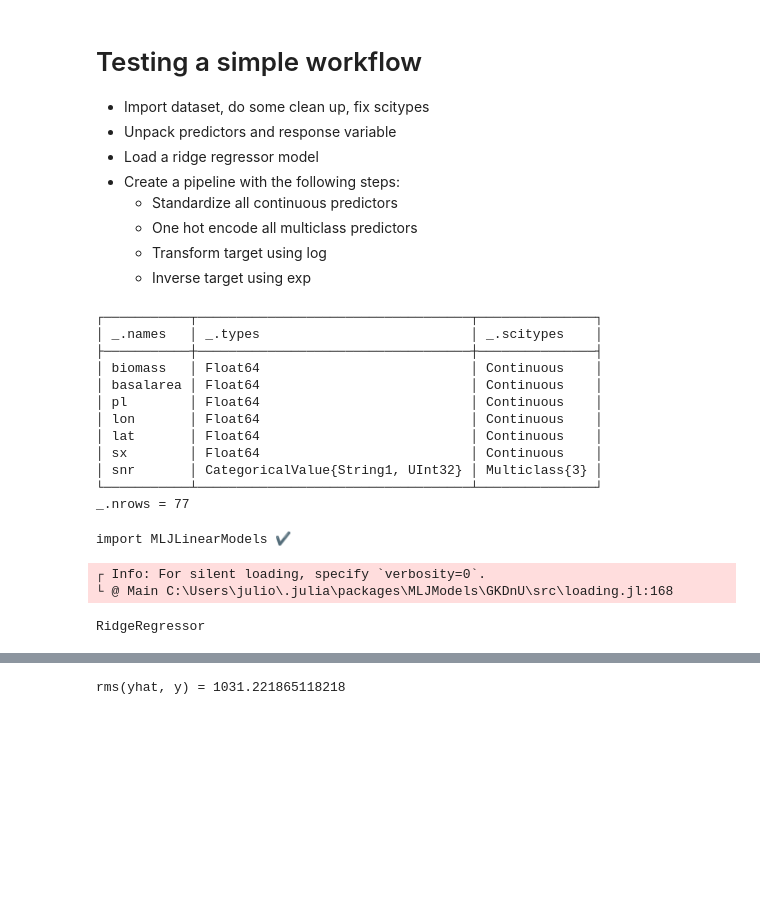
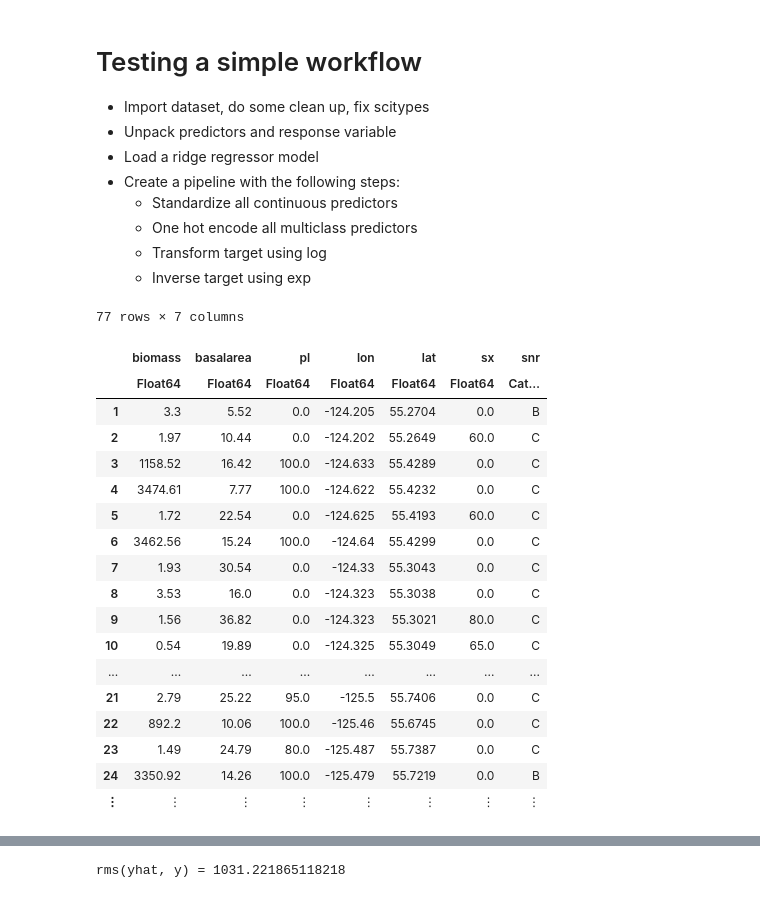
Before and after one commit to julionovoa/jl-sandbox, a Jupyter notebook: code/a-simple-mlj-workflow.ipynb, the cells around one changed output, grey strips where cells are left out. Saved outputs shown, nothing was run; the diff lists cells and outputs as text; code cells hidden in the pictures; blank space fills up the shorter version.

Commit message:
ridge regressor - final test

```diff
--- a/code/a-simple-mlj-workflow.ipynb
+++ b/code/a-simple-mlj-workflow.ipynb
@@ -14,25 +14,30 @@ using CSV, DataFrames, MLJ, MLJLinearModels, CairoMakie
 # %%
 # Import training dataset
 lichen_training = CSV.read("C:/Users/julio/Downloads/lichen_training.csv", DataFrame; missingstring="NA") |>
 dropmissing |>
-x -> select(x, "Total.lichen", "basal_area", "PL", "mean_Long", "mean_Lat", "SX", "SNR") |>
+x -> DataFrames.select(x, "Total.lichen", "basal_area", "PL", "mean_Long", "mean_Lat", "SX", "SNR") |>
 x -> rename(x, ["biomass", "basalarea", "pl", "lon", "lat", "sx", "snr"]) |>
 x -> coerce(x, Count => Continuous, Textual => Multiclass)
-
-schema(lichen_training)
 # %% [output]
-┌───────────┬───────────────────────────────────┬───────────────┐
-│ _.names   │ _.types                           │ _.scitypes    │
-├───────────┼───────────────────────────────────┼───────────────┤
-│ biomass   │ Float64                           │ Continuous    │
-│ basalarea │ Float64                           │ Continuous    │
-│ pl        │ Float64                           │ Continuous    │
-│ lon       │ Float64                           │ Continuous    │
-│ lat       │ Float64                           │ Continuous    │
-│ sx        │ Float64                           │ Continuous    │
-│ snr       │ CategoricalValue{String1, UInt32} │ Multiclass{3} │
-└───────────┴───────────────────────────────────┴───────────────┘
-_.nrows = 77
+77 rows × 7 columns
+|  | biomass | basalarea | pl | lon | lat | sx | snr |
+|  | Float64 | Float64 | Float64 | Float64 | Float64 | Float64 | Cat… |
+| 1 | 3.3 | 5.52 | 0.0 | -124.205 | 55.2704 | 0.0 | B |
+| 2 | 1.97 | 10.44 | 0.0 | -124.202 | 55.2649 | 60.0 | C |
+| 3 | 1158.52 | 16.42 | 100.0 | -124.633 | 55.4289 | 0.0 | C |
+| 4 | 3474.61 | 7.77 | 100.0 | -124.622 | 55.4232 | 0.0 | C |
+| 5 | 1.72 | 22.54 | 0.0 | -124.625 | 55.4193 | 60.0 | C |
+| 6 | 3462.56 | 15.24 | 100.0 | -124.64 | 55.4299 | 0.0 | C |
+| 7 | 1.93 | 30.54 | 0.0 | -124.33 | 55.3043 | 0.0 | C |
+| 8 | 3.53 | 16.0 | 0.0 | -124.323 | 55.3038 | 0.0 | C |
+| 9 | 1.56 | 36.82 | 0.0 | -124.323 | 55.3021 | 80.0 | C |
+| 10 | 0.54 | 19.89 | 0.0 | -124.325 | 55.3049 | 65.0 | C |
+| ... | ... | ... | ... | ... | ... | ... | ... |
+| 21 | 2.79 | 25.22 | 95.0 | -125.5 | 55.7406 | 0.0 | C |
+| 22 | 892.2 | 10.06 | 100.0 | -125.46 | 55.6745 | 0.0 | C |
+| 23 | 1.49 | 24.79 | 80.0 | -125.487 | 55.7387 | 0.0 | C |
+| 24 | 3350.92 | 14.26 | 100.0 | -125.479 | 55.7219 | 0.0 | B |
+| ⋮ | ⋮ | ⋮ | ⋮ | ⋮ | ⋮ | ⋮ | ⋮ |
 # %%
 # Unpack predictors and response variable
 y, X = unpack(lichen_training, ==(:biomass), _->true);
@@ -44,8 +44 @@ y, X = unpack(lichen_training, ==(:biomass), _->true);
-# %%
-model = @load RidgeRegressor pkg=MLJLinearModels
-# %% [output]
-import MLJLinearModels ✔
-┌ Info: For silent loading, specify `verbosity=0`.
-└ @ Main C:\Users\julio\.julia\packages\MLJModels\GKDnU\src\loading.jl:168
-RidgeRegressor
 # %%
```
Also changed, not shown: parts of 14 cells of this notebook.
